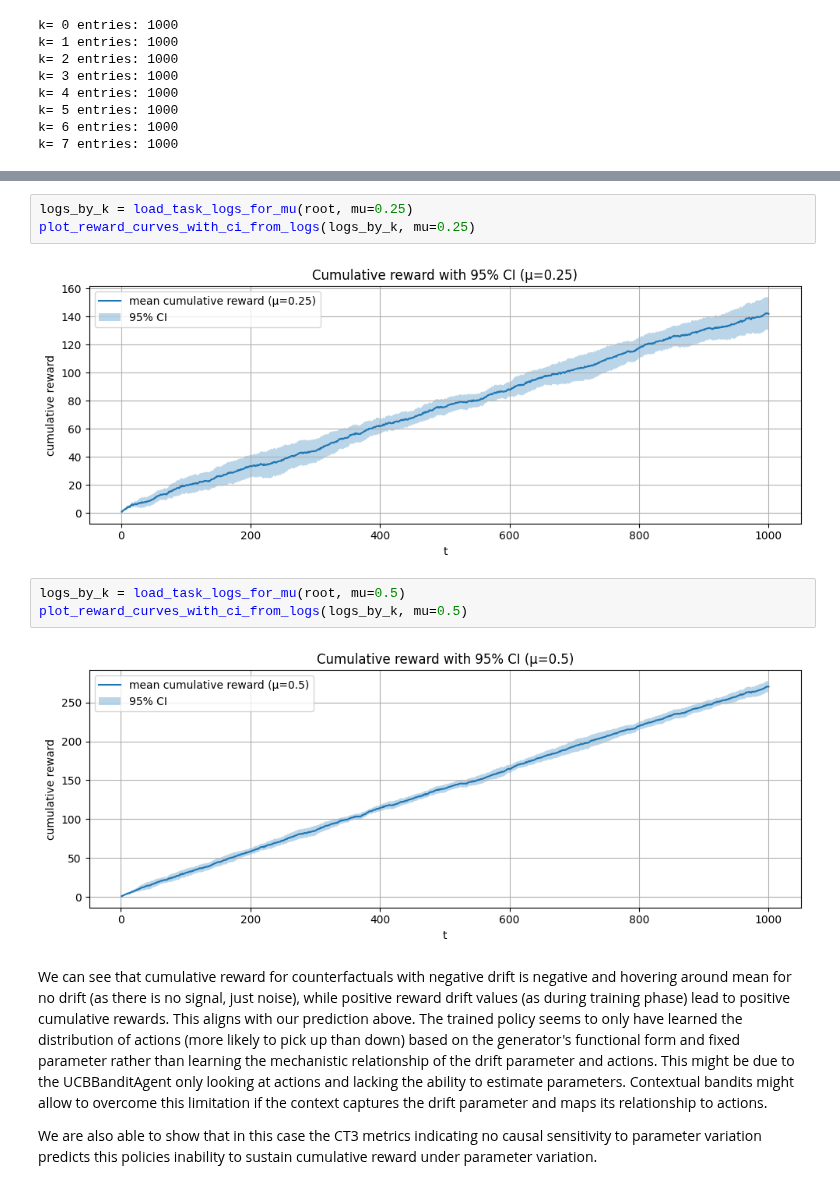
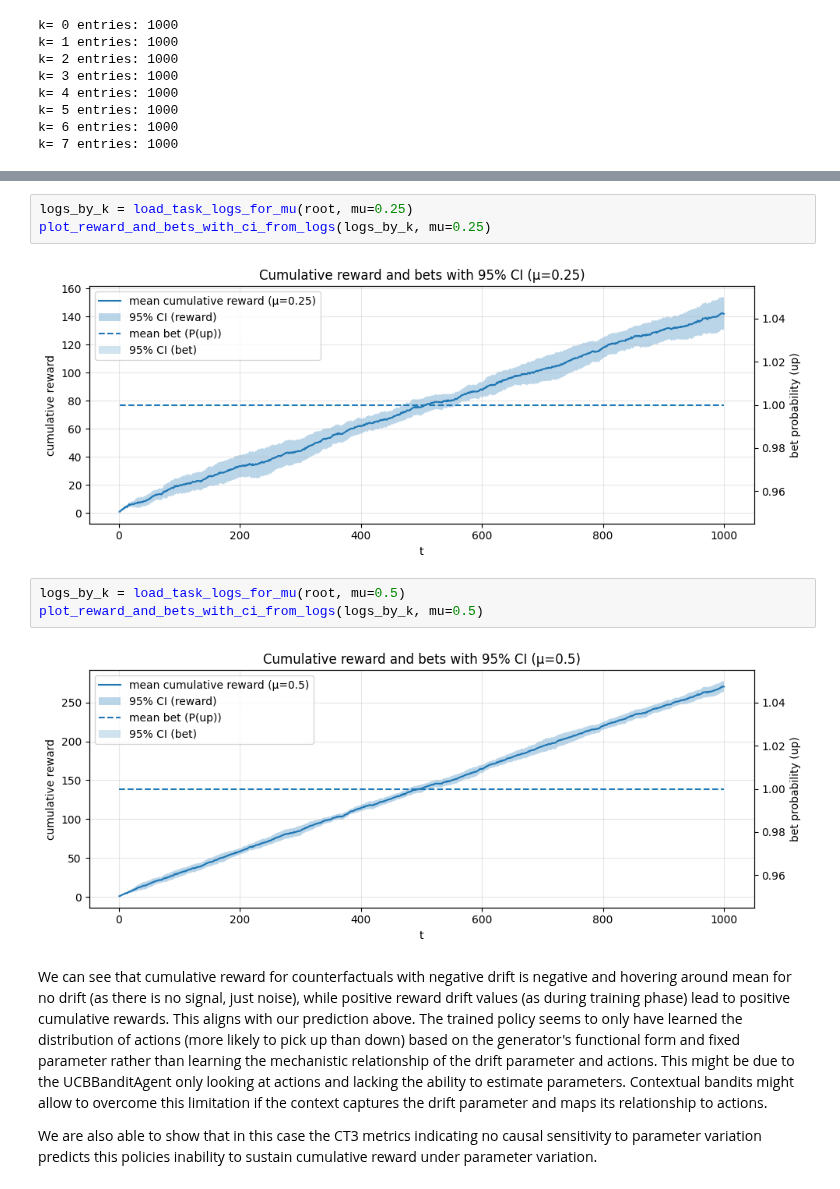
Before and after one commit to MSCA-DN-Digital-Finance/WP3_eXplainable_and_Fair_AI, a Jupyter notebook: IRP1/Code/ct3/code/analysis/251118_ucb_bandit_analysis.ipynb, the cells around one changed output, grey strips where cells are left out. Cells and saved outputs as stored; diff of their text form.

```diff
--- a/IRP1/Code/ct3/code/analysis/251118_ucb_bandit_analysis.ipynb
+++ b/IRP1/Code/ct3/code/analysis/251118_ucb_bandit_analysis.ipynb
@@ -388,13 +97,13 @@ plot_reward_curves_with_ci_from_logs(logs_by_k, mu=0.0)
 # %%
 logs_by_k = load_task_logs_for_mu(root, mu=0.25)
-plot_reward_curves_with_ci_from_logs(logs_by_k, mu=0.25)
+plot_reward_and_bets_with_ci_from_logs(logs_by_k, mu=0.25)
 # %% [output]
-[figure, old version]
+[figure, new version]
 # %%
 logs_by_k = load_task_logs_for_mu(root, mu=0.5)
-plot_reward_curves_with_ci_from_logs(logs_by_k, mu=0.5)
+plot_reward_and_bets_with_ci_from_logs(logs_by_k, mu=0.5)
 # %% [output]
-[figure, old version]
+[figure, new version]
 # %% [markdown]
 We can see that cumulative reward for counterfactuals with negative drift is negative and hovering around mean for no drift (as there is no signal, just noise), while positive reward drift values (as during training phase) lead to positive cumulative rewards. This aligns with our prediction above. The trained policy seems to only have learned the distribution of actions (more likely to pick up than down) based on the generator's functional form and fixed parameter rather than learning the mechanistic relationship of the drift parameter and actions. This might be due to the UCBBanditAgent only looking at actions and lacking the ability to estimate parameters. Contextual bandits might allow to overcome this limitation if the context captures the drift parameter and maps its relationship to actions.
 
```
Also changed, not shown: parts of 8 cells of this notebook, 4 other files.
